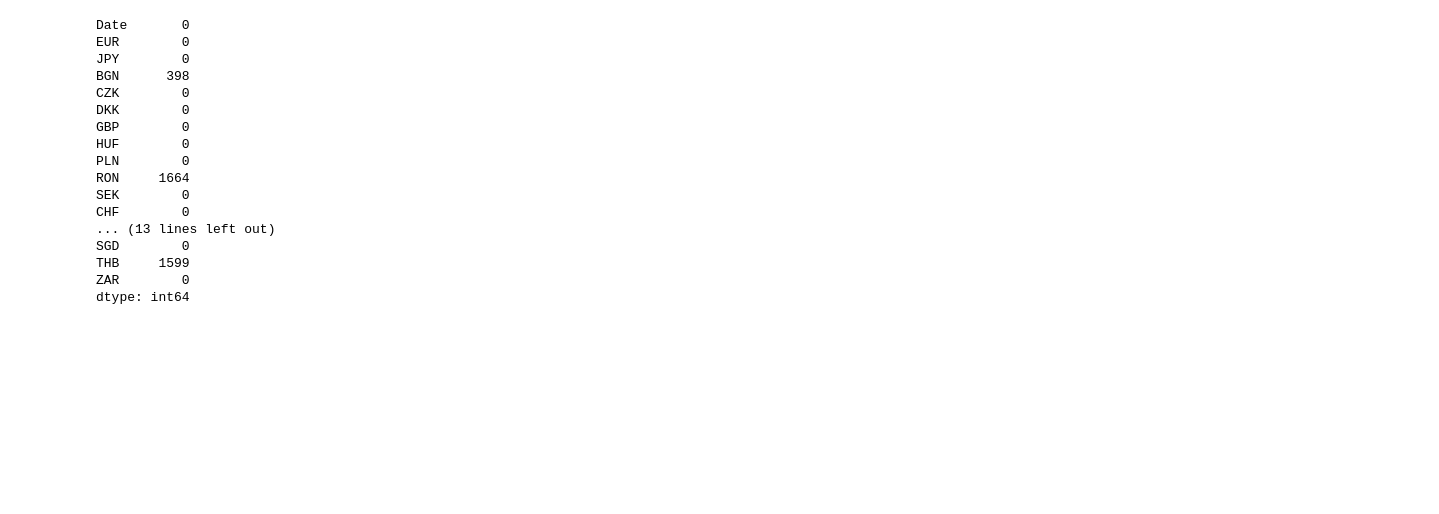
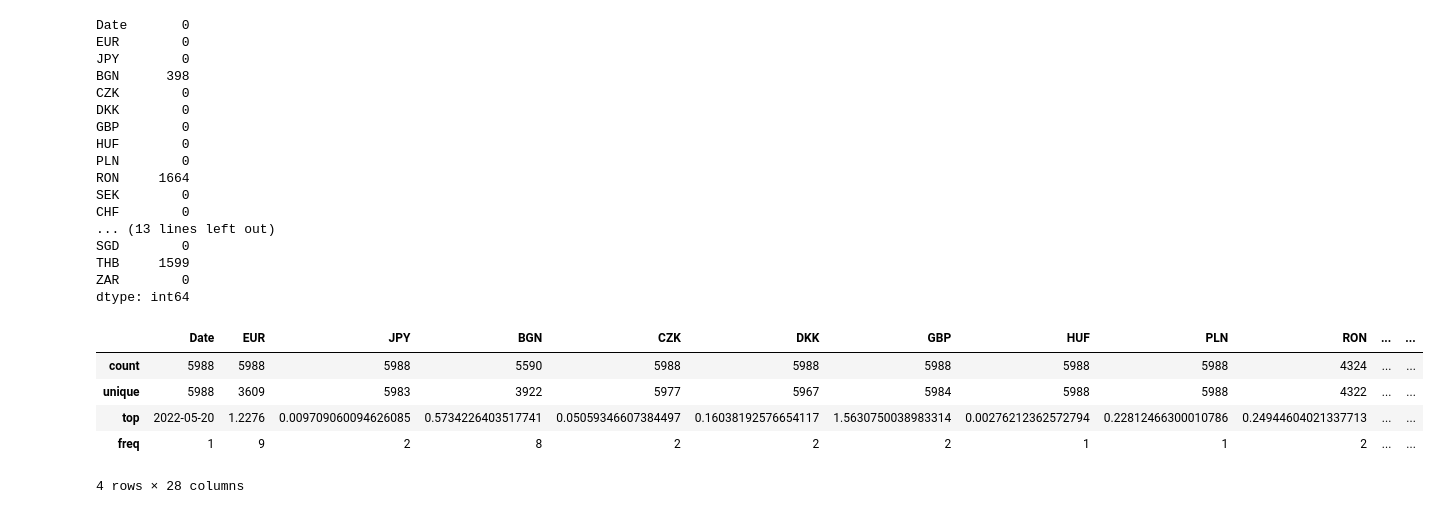
Before and after one commit to TharinduBalasooriya/ML_Assignment2_IT19122656_IT18408584_IT19193632_IT19170008, a Jupyter notebook: EURO_FOREX_RATE_PREDICTION.ipynb, the cells around one changed output. Cells and saved outputs as stored; diff of their text form; code cells hidden in the pictures; blank space fills up the shorter version.

```diff
--- a/EURO_FOREX_RATE_PREDICTION.ipynb
+++ b/EURO_FOREX_RATE_PREDICTION.ipynb
@@ -90,3 +90,13 @@ SGD        0
 THB     1599
 ZAR        0
 dtype: int64
+# %%
+#Describe
+forex_data.describe()
+# %% [output]
+|  | Date | EUR | JPY | BGN | CZK | DKK | GBP | HUF | PLN | RON | ... | ... |
+| count | 5988 | 5988 | 5988 | 5590 | 5988 | 5988 | 5988 | 5988 | 5988 | 4324 | ... | ... |
+| unique | 5988 | 3609 | 5983 | 3922 | 5977 | 5967 | 5984 | 5988 | 5988 | 4322 | ... | ... |
+| top | 2022-05-20 | 1.2276 | 0.009709060094626085 | 0.5734226403517741 | 0.05059346607384497 | 0.16038192576654117 | 1.5630750038983314 | 0.00276212362572794 | 0.22812466300010786 | 0.24944604021337713 | ... | ... |
+| freq | 1 | 9 | 2 | 8 | 2 | 2 | 2 | 1 | 1 | 2 | ... | ... |
+4 rows × 28 columns
```
Also changed, not shown: parts of 3 cells of this notebook.
